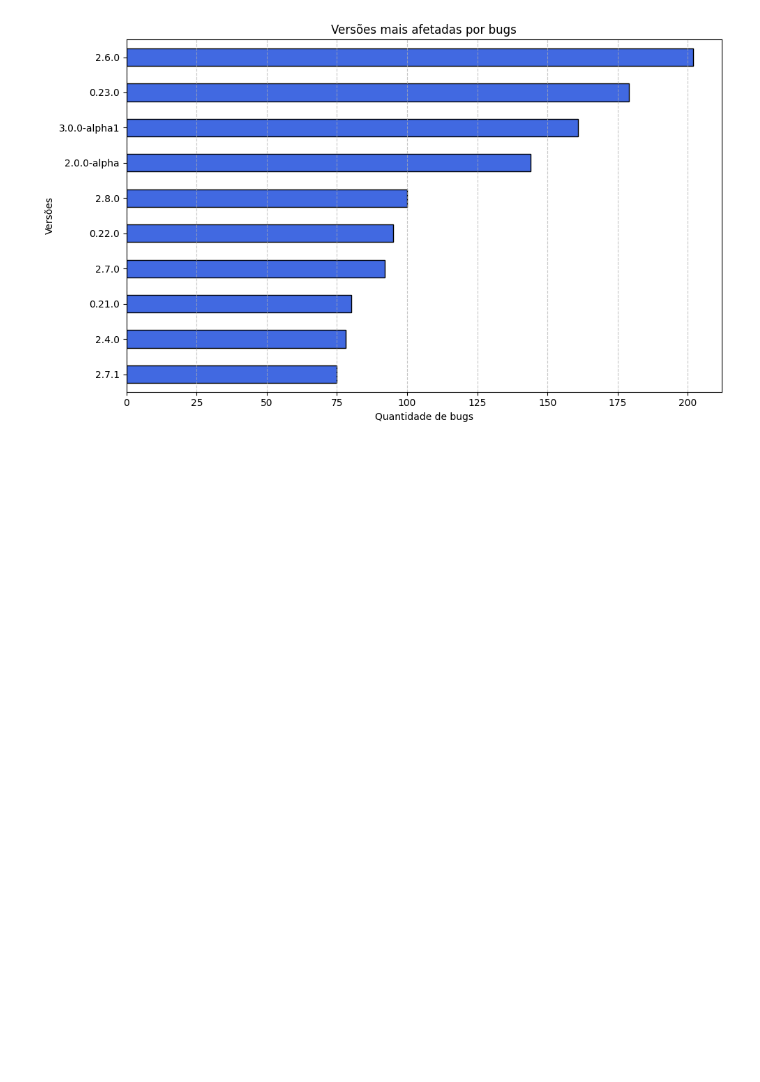
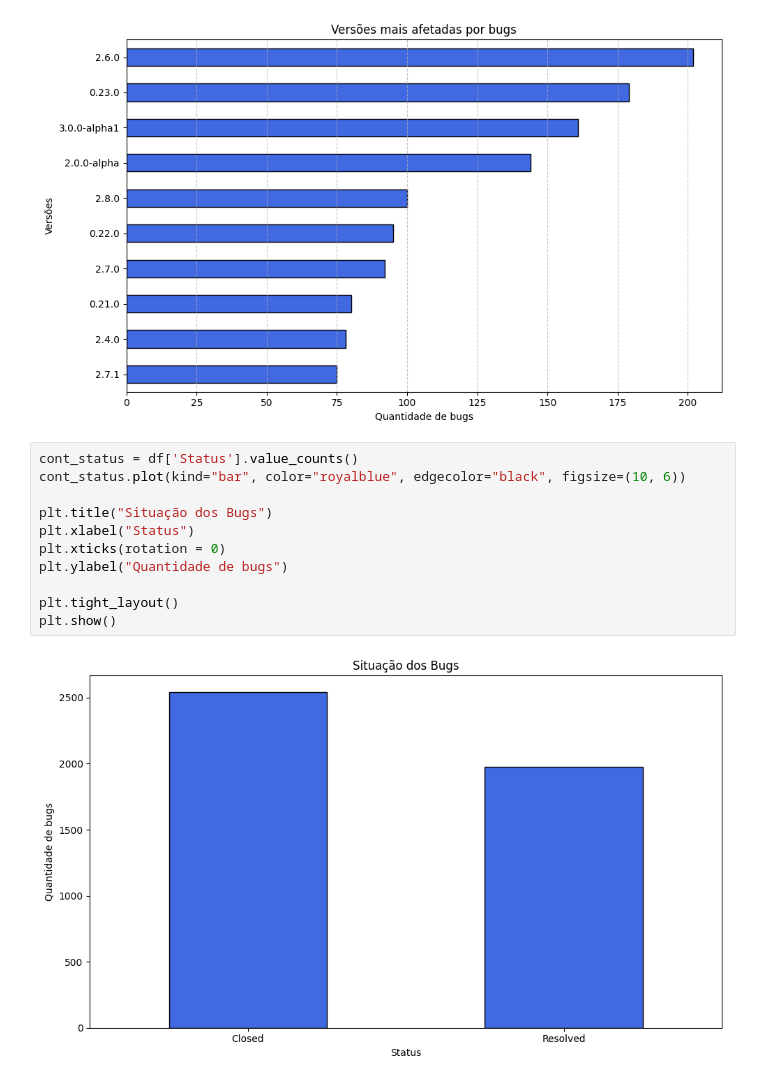
Before and after one commit to arthurt1/Comunica_dados, a Jupyter notebook: bug_hadoop_analysis.ipynb, the cells around one changed output. Saved outputs shown, nothing was run; the diff lists cells and outputs as text; blank space fills up the shorter version.

```diff
--- a/bug_hadoop_analysis.ipynb
+++ b/bug_hadoop_analysis.ipynb
@@ -95,3 +94,16 @@ plt.tight_layout()
 plt.show()
 # %% [output]
 [figure]
+# %%
+cont_status = df['Status'].value_counts()
+cont_status.plot(kind="bar", color="royalblue", edgecolor="black", figsize=(10, 6))
+
+plt.title("Situação dos Bugs")
+plt.xlabel("Status")
+plt.xticks(rotation = 0)
+plt.ylabel("Quantidade de bugs")
+
+plt.tight_layout()
+plt.show()
+# %% [output]
+[figure, added]
```
Also changed, not shown: parts of 4 cells of this notebook.
